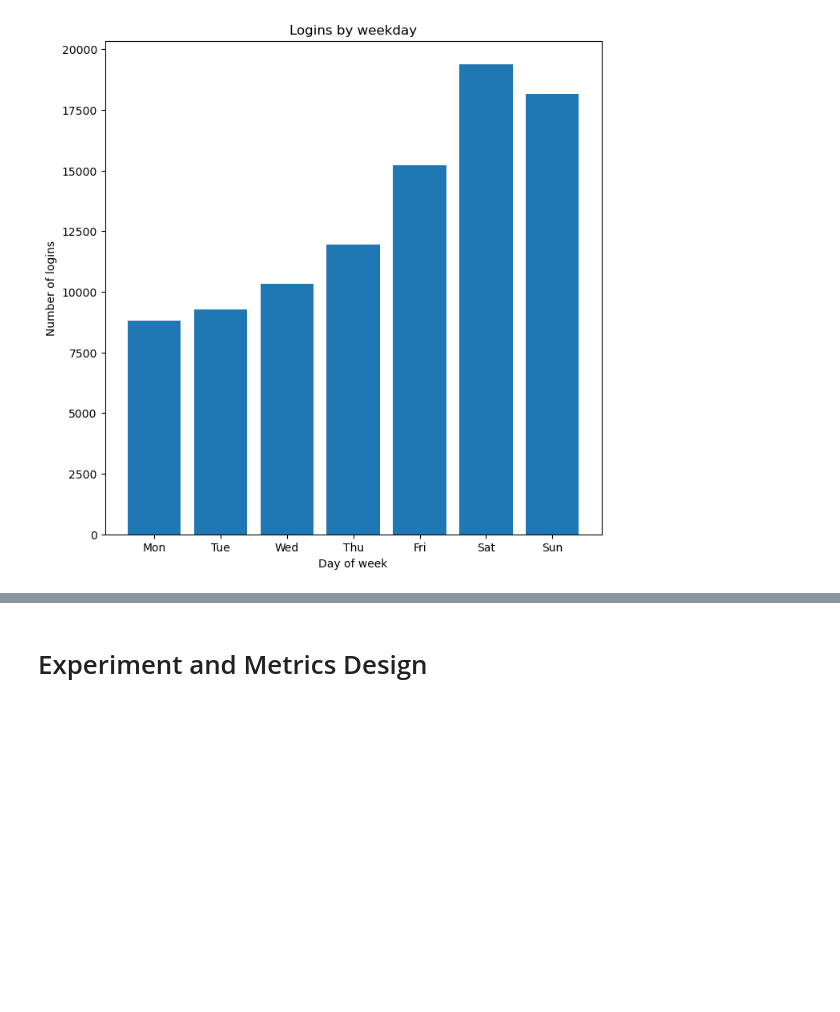
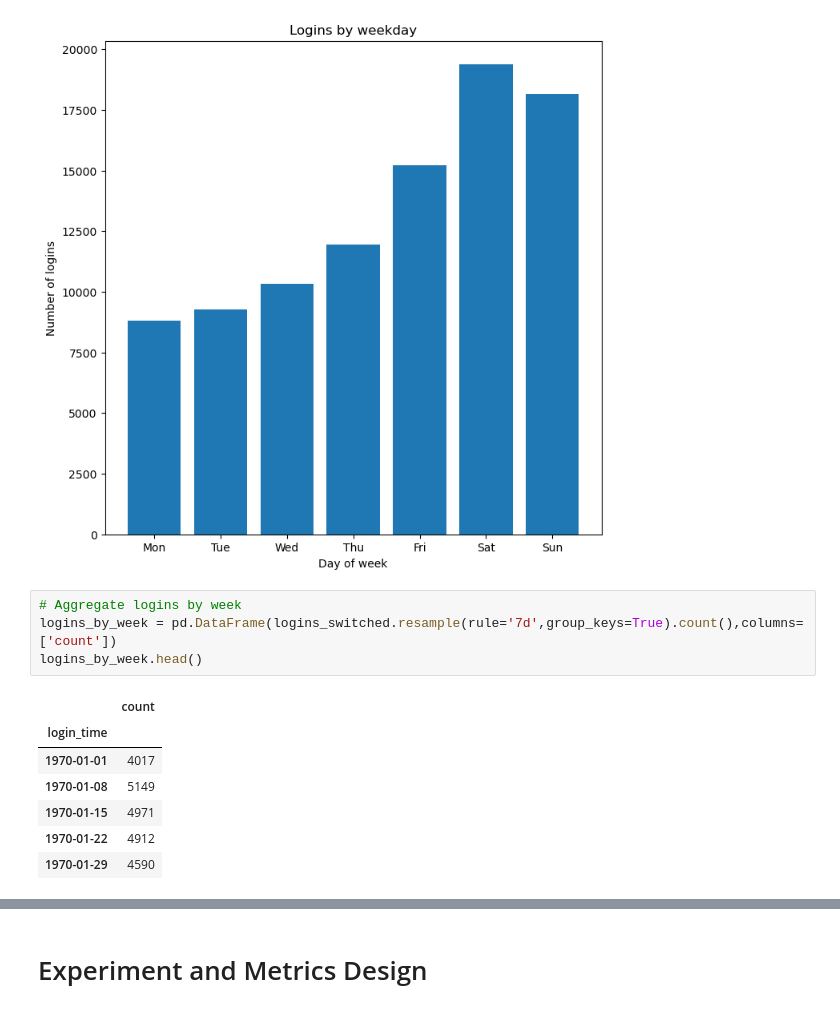
Before and after one commit to MsEM11/Ultimate_Tech_Inc, a Jupyter notebook: ultimate_challenge.ipynb, the cells around one changed output, grey strips where cells are left out. Cells and saved outputs as stored; diff of their text form; blank space fills up the shorter version.

```diff
--- a/ultimate_challenge.ipynb
+++ b/ultimate_challenge.ipynb
@@ -164,3 +164,15 @@ plt.title('Logins by weekday')
 plt.savefig('weekday_logins.png');
 # %% [output]
 [figure]
+# %%
+# Aggregate logins by week
+logins_by_week = pd.DataFrame(logins_switched.resample(rule='7d',group_keys=True).count(),columns=['count'])
+logins_by_week.head()
+# %% [output]
+|  | count |
+| login_time |  |
+| 1970-01-01 | 4017 |
+| 1970-01-08 | 5149 |
+| 1970-01-15 | 4971 |
+| 1970-01-22 | 4912 |
+| 1970-01-29 | 4590 |
```
Also changed, not shown: parts of 1 cell of this notebook, 1 other file.
